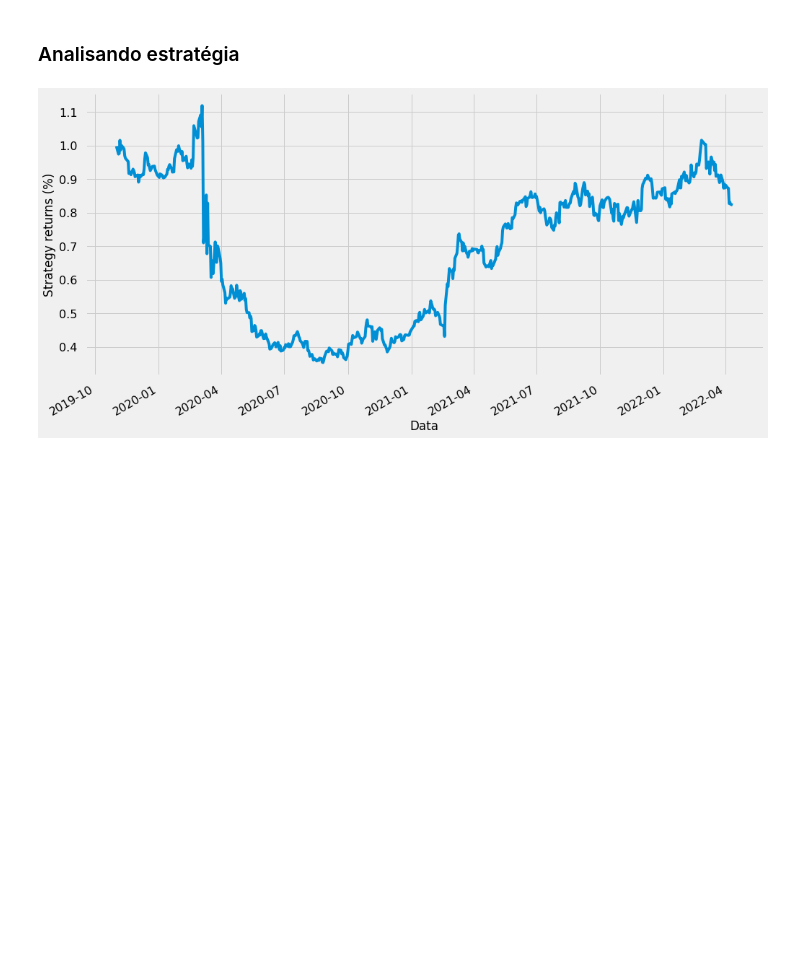
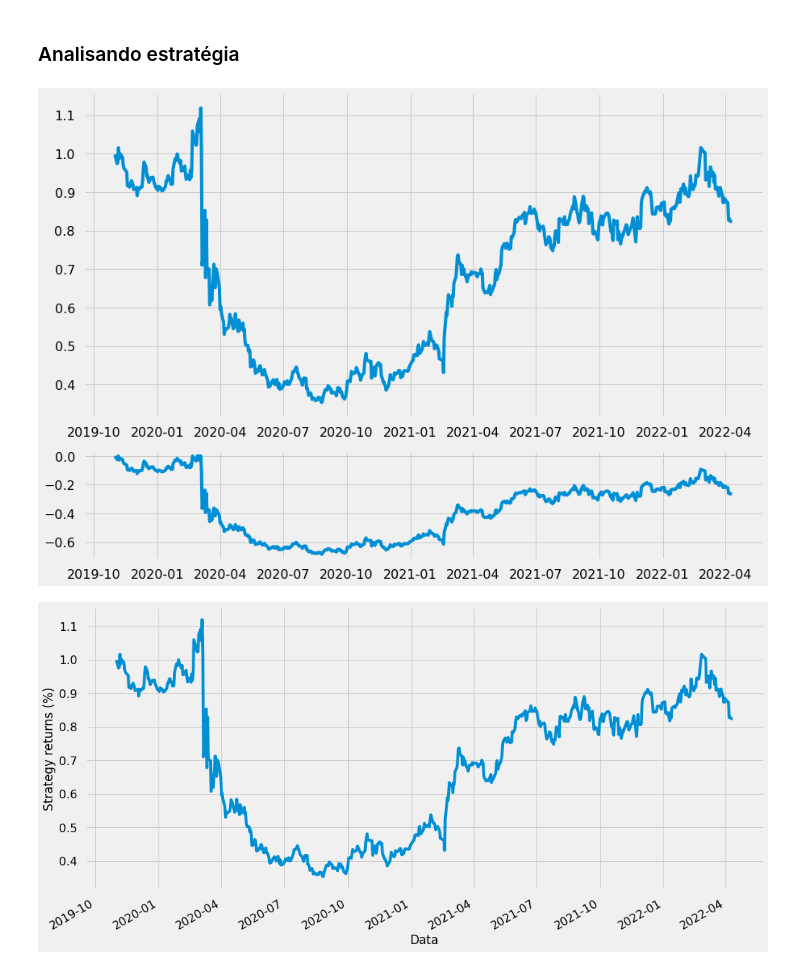
Before and after one commit to Jhonattanln/Decision_Tree, a Jupyter notebook: Decision_Tree_Classifier.ipynb, the cells around one changed output. Saved outputs shown, nothing was run; the diff lists cells and outputs as text; code cells hidden in the pictures; blank space fills up the shorter version.

```diff
--- a/Decision_Tree_Classifier.ipynb
+++ b/Decision_Tree_Classifier.ipynb
@@ -126,6 +126,14 @@ strategy = df['Strategy_returns'][X_train.shape[0]:]
 wealth = 1000*(1+strategy).cumprod()
 peaks = wealth.cummax()
 drawdown = (wealth-peaks)/peaks
+# %%
+plt.style.use('fivethirtyeight')
+f, (a0, a1) = plt.subplots(2, 1, gridspec_kw={'height_ratios': [3, 1]})
+a0.plot((df['Strategy_returns'][X_train.shape[0]:]+1).cumprod())
+a1.plot(drawdown)
+f.tight_layout()
+# %% [output]
+[figure, added]
 # %%
 plt.style.use('fivethirtyeight')
 plt.figure(figsize=(15, 8))
```
